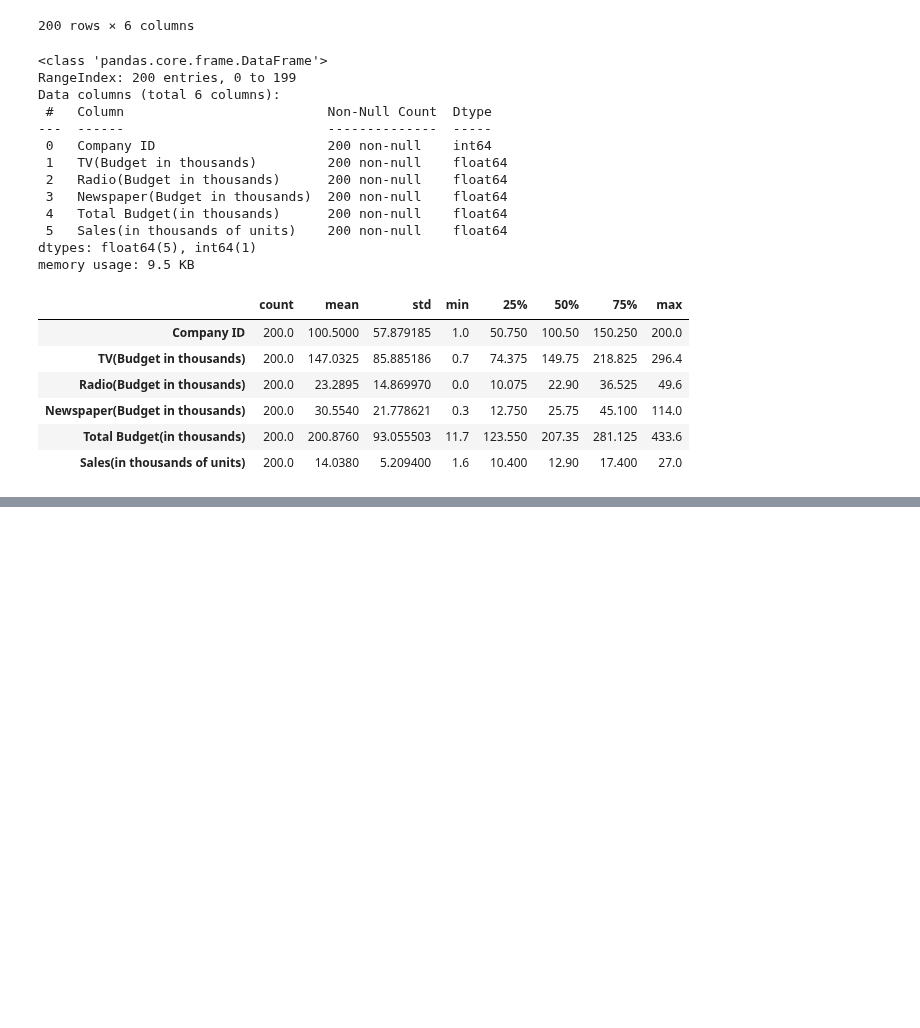
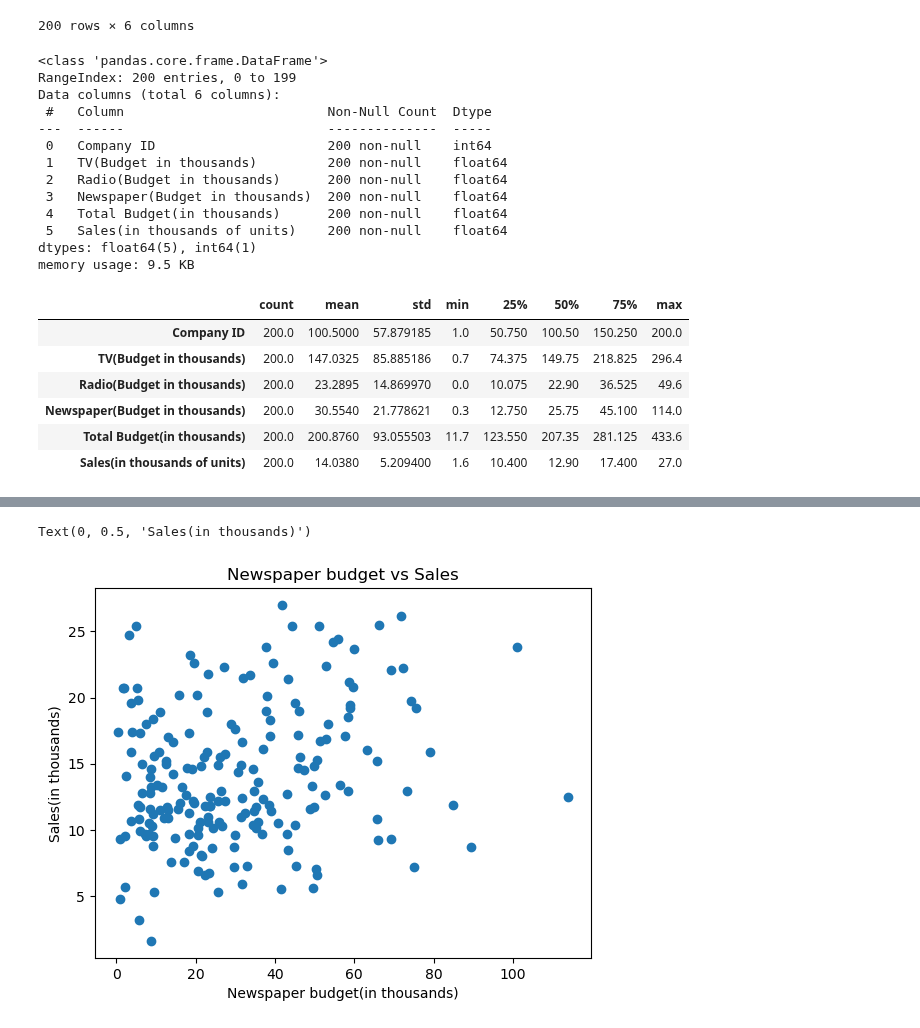
Before and after one commit to ricsalazar810/project-one, a Jupyter notebook: main.ipynb, the cells around one changed output, grey strips where cells are left out. Drawn from its saved outputs; the diff is of its cells as text; code cells hidden in the pictures; blank space fills up the shorter version.

```diff
--- a/main.ipynb
+++ b/main.ipynb
@@ -113,0 +133,9 @@ plt.bar(x.index, x['Sales(in thousands of units)'])
+# %%
+#Scatterplot for newpaper
+plt.scatter(newspaper, sales, marker="o")
+plt.title('Newspaper budget vs Sales')
+plt.xlabel('Newspaper budget(in thousands)')
+plt.ylabel('Sales(in thousands)')
+# %% [output]
+Text(0, 0.5, 'Sales(in thousands)')
+[figure, added]
```
Also changed, not shown: parts of 5 cells of this notebook.
